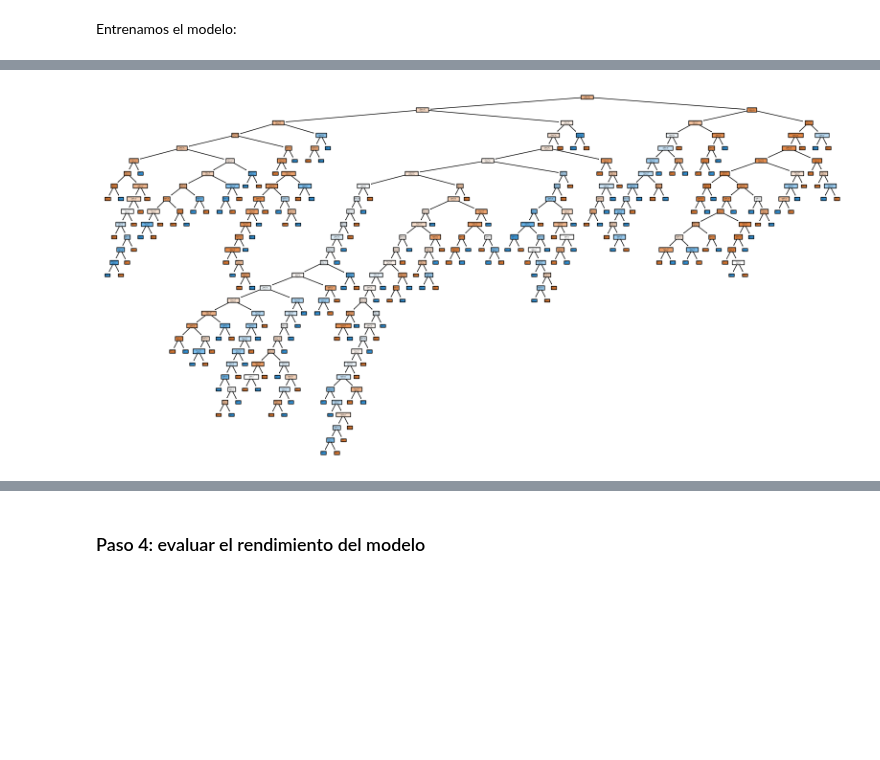
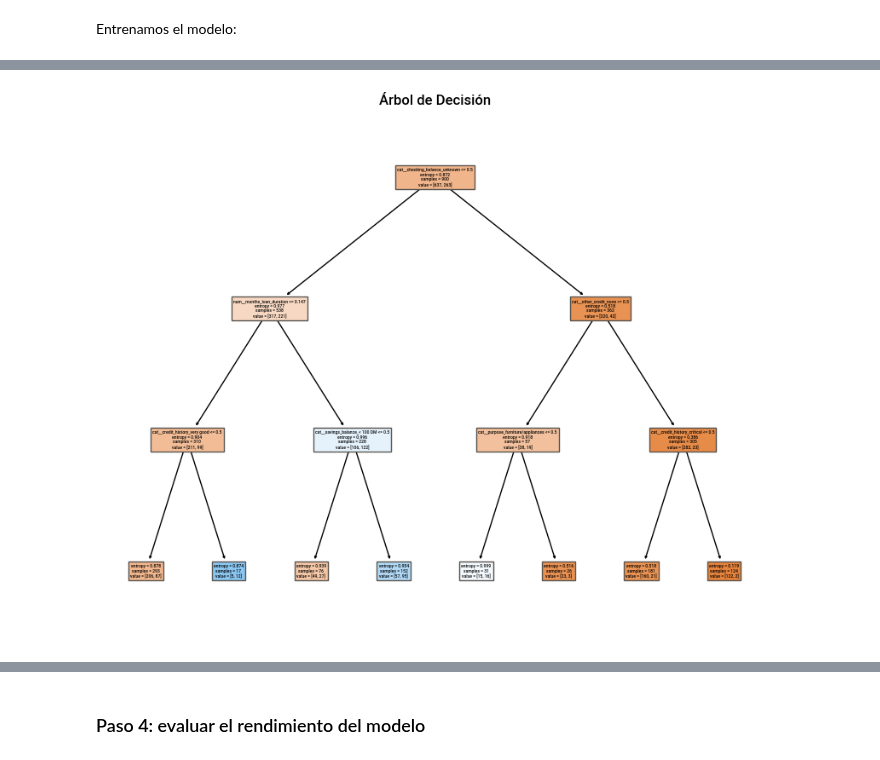
Before and after one commit to vmoprojs/MLPython, a Jupyter notebook: Arboles.ipynb, the cells around one changed output, grey strips where cells are left out. Saved outputs shown, nothing was run; the diff lists cells and outputs as text; code cells hidden in the pictures; blank space fills up the shorter version.

Commit message:
add trees content

```diff
--- a/Arboles.ipynb
+++ b/Arboles.ipynb
@@ -254,7 +273,5 @@ X_test_encoded = encoder.transform(X_test)
 Entrenamos el modelo:
 # %%
 # Entrenar el modelo de árbol de decisión
-# credit_model = DecisionTreeClassifier(random_state=12345,class_weight="balanced")
-credit_model = DecisionTreeClassifier(random_state=12345,criterion='entropy')
-credit_model.fit(X_train_encoded, y_train)
+model.fit(X_train, y_train)
 # %% [output]
@@ -261,0 +296,14 @@ DecisionTreeClassifier(criterion='entropy', random_state=12345)
+# %%
+# Extraer el modelo de árbol de decisión ajustado
+decision_tree = model.named_steps['classifier']
+
+# Asegurarte de que el modelo es el DecisionTreeClassifier
+print(type(decision_tree))
+
+# Obtener los nombres de las características como una lista
+feature_names = preprocessor.get_feature_names_out().tolist()
+
+from sklearn.tree import export_text
+# Imprimir el árbol de decisión como texto
+tree_text = export_text(decision_tree, feature_names=feature_names)
+print(tree_text)
@@ -262,7 +328,8 @@ DecisionTreeClassifier(criterion='entropy', random_state=12345)
 # %%
-# Imprimir el modelo (el árbol de decisión)
-plt.figure(figsize=(20,10))
-plot_tree(credit_model, feature_names=encoder.get_feature_names_out(features), class_names=['no', 'yes'], filled=True)
+# Graficar el árbol de decisión
+plt.figure(figsize=(10, 8))
+plot_tree(decision_tree, filled=True, feature_names=feature_names)
+plt.title("Árbol de Decisión")
 plt.show()
 # %% [output]
-[figure, old version]
+[figure, new version]
```
Also changed, not shown: parts of 15 cells of this notebook, 21 other files.
